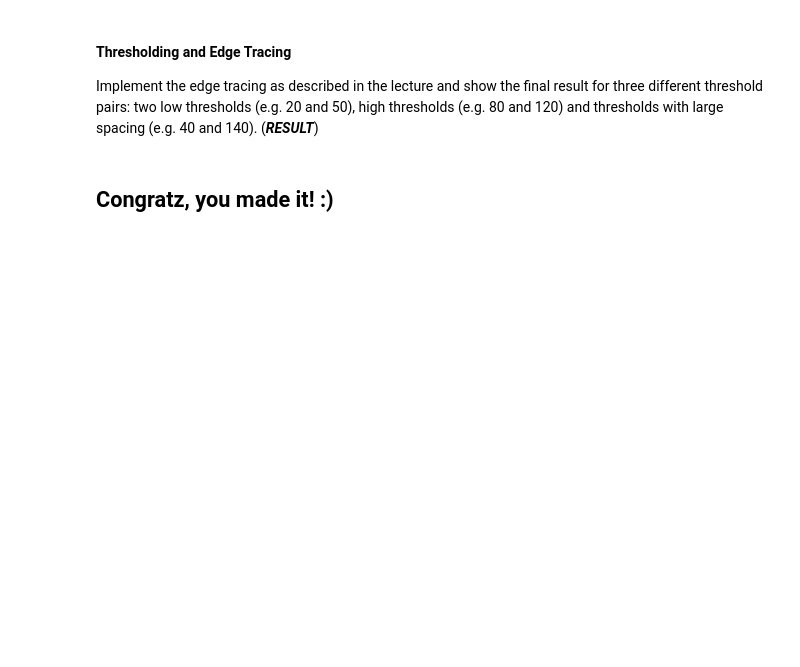
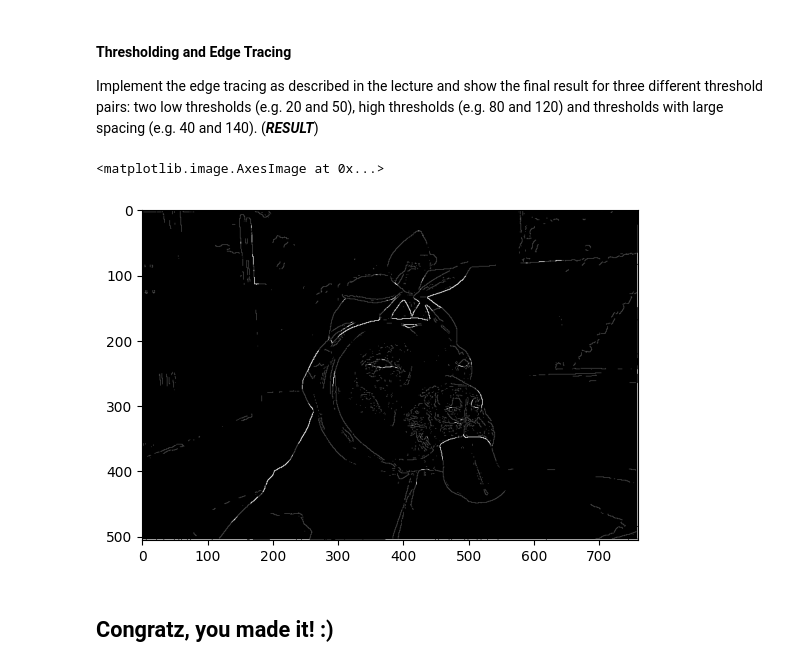
Before and after one commit to theRealProHacker/Computer-Vision, a Jupyter notebook: assignment02.ipynb, the cells around one changed output. Cells and saved outputs as stored; diff of their text form; code cells hidden in the pictures; blank space fills up the shorter version.

```diff
--- a/assignment02.ipynb
+++ b/assignment02.ipynb
@@ -49,2 +126,17 @@ Implement the edge tracing as described in the lecture and show the final result
+# %%
+treshhold = (0.1, 0.5) # this has way too many edges
+treshhold = (1, 1.5) # this looks almost like just applying the sobel operator
+treshhold = (0.5, 1.5) # this looks like a good treshold
+
+treshholded = np.where(
+    mag < treshhold[0],
+    0,
+    np.where(mag > treshhold[1], 1, 0.3)
+)
+
+plt.imshow(treshholded, cmap='gray')
+# %% [output]
+<matplotlib.image.AxesImage at 0x...>
+[figure, added]
 # %% [markdown]
 ## Congratz, you made it! :)
```
Also changed, not shown: parts of 12 cells of this notebook.
